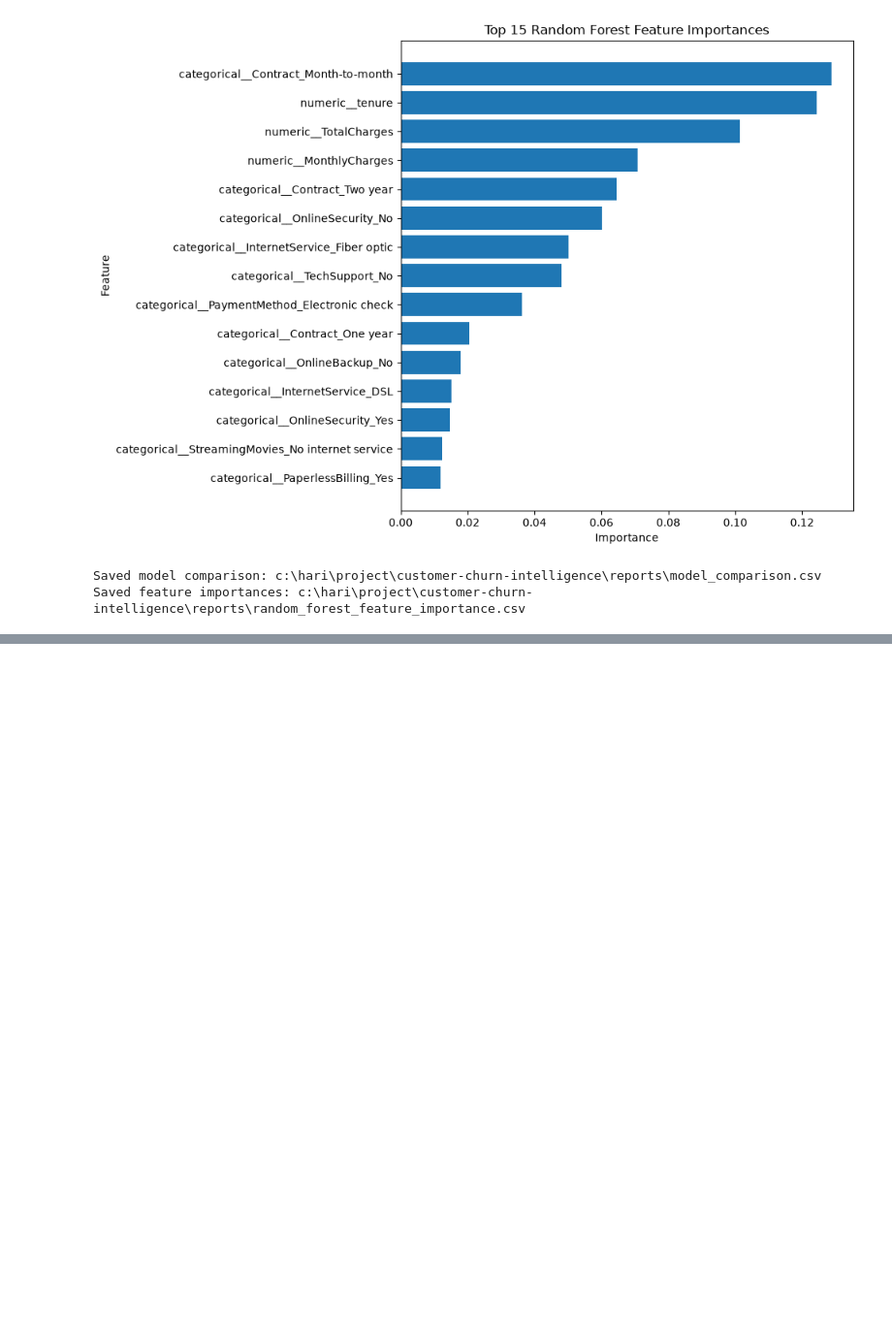
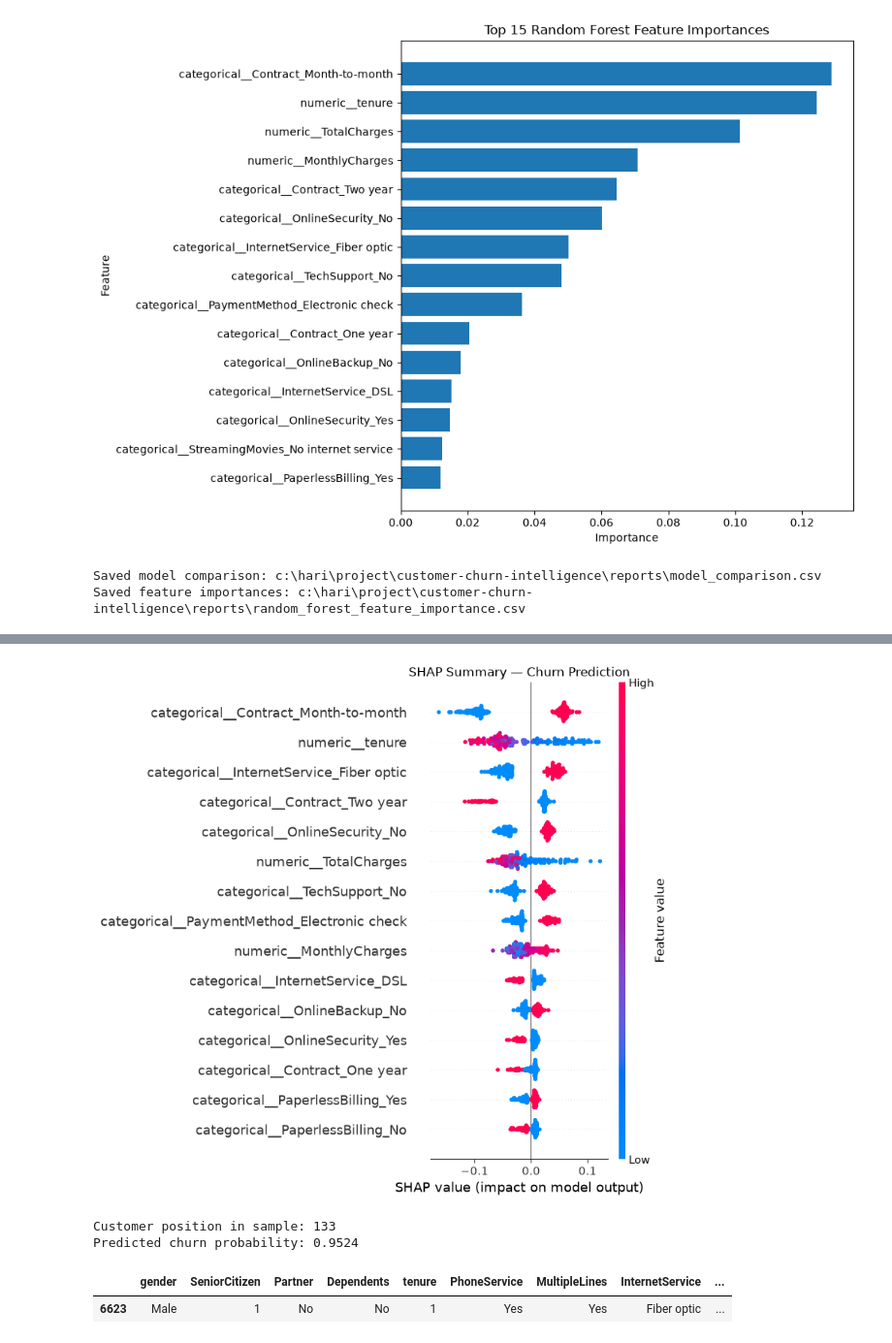
Before and after one commit to Sreehari-S24/Customer-Churn-Predictor, a Jupyter notebook: notebooks/initial.ipynb, the cells around one changed output, grey strips where cells are left out. Shown at 97% size. Cells and saved outputs as stored; diff of their text form; code cells hidden in the pictures; blank space fills up the shorter version.

```diff
--- a/notebooks/initial.ipynb
+++ b/notebooks/initial.ipynb
@@ -1080,0 +1171,38 @@ Saved feature importances: c:\hari\project\customer-churn-intelligence\reports\r
+# %%
+
+shap.summary_plot(
+    shap_values_churn,
+    X_shap_transformed,
+    feature_names=feature_names,
+    max_display=15,
+    show=False
+)
+
+plt.title("SHAP Summary — Churn Prediction")
+plt.tight_layout()
+
+plt.savefig(
+    os.path.join(FIGURES_DIR, "shap_summary_plot.png"),
+    dpi=300,
+    bbox_inches="tight"
+)
+
+plt.show()
+# %% [output]
+[figure, added]
+# %%
+
+sample_probabilities = rf_model.predict_proba(X_shap)[:, 1]
+
+customer_position = int(np.argmax(sample_probabilities))
+
+print("Customer position in sample:", customer_position)
+print("Predicted churn probability:",
+      round(sample_probabilities[customer_position], 4))
+
+display(X_shap.iloc[[customer_position]])
+# %% [output]
+Customer position in sample: 133
+Predicted churn probability: 0.9524
+|  | gender | SeniorCitizen | Partner | Dependents | tenure | PhoneService | MultipleLines | InternetService | ... |
+| 6623 | Male | 1 | No | No | 1 | Yes | Yes | Fiber optic | ... |
```
Also changed, not shown: parts of 17 cells of this notebook, 6 other files.
